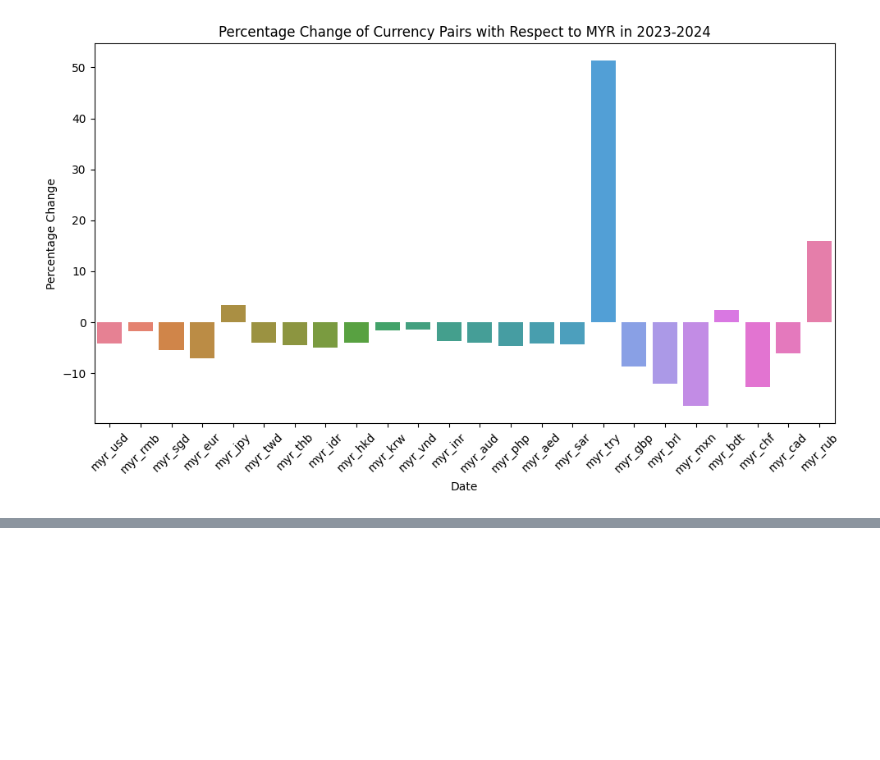
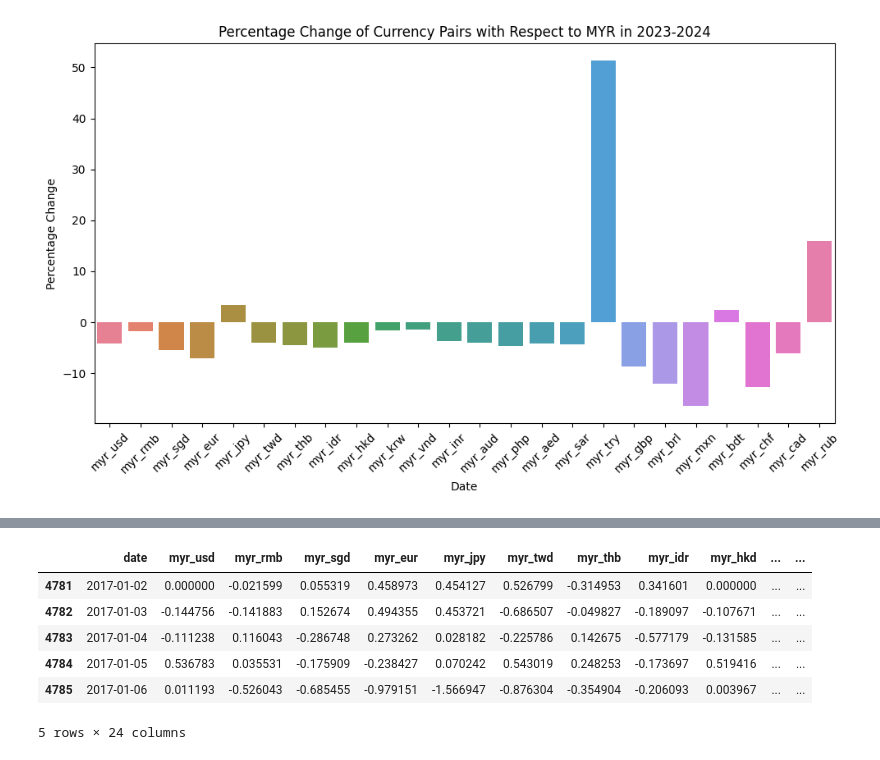
Before and after one commit to MSalman5230/Helixiora, a Jupyter notebook: main.ipynb, the cells around one changed output, grey strips where cells are left out. Saved outputs shown, nothing was run; the diff lists cells and outputs as text; code cells hidden in the pictures; blank space fills up the shorter version.

```diff
--- a/main.ipynb
+++ b/main.ipynb
@@ -166,0 +195,10 @@ plt.show()
+# %%
+df_pc.head()
+# %% [output]
+|  | date | myr_usd | myr_rmb | myr_sgd | myr_eur | myr_jpy | myr_twd | myr_thb | myr_idr | myr_hkd | ... | ... |
+| 4781 | 2017-01-02 | 0.000000 | -0.021599 | 0.055319 | 0.458973 | 0.454127 | 0.526799 | -0.314953 | 0.341601 | 0.000000 | ... | ... |
+| 4782 | 2017-01-03 | -0.144756 | -0.141883 | 0.152674 | 0.494355 | 0.453721 | -0.686507 | -0.049827 | -0.189097 | -0.107671 | ... | ... |
+| 4783 | 2017-01-04 | -0.111238 | 0.116043 | -0.286748 | 0.273262 | 0.028182 | -0.225786 | 0.142675 | -0.577179 | -0.131585 | ... | ... |
+| 4784 | 2017-01-05 | 0.536783 | 0.035531 | -0.175909 | -0.238427 | 0.070242 | 0.543019 | 0.248253 | -0.173697 | 0.519416 | ... | ... |
+| 4785 | 2017-01-06 | 0.011193 | -0.526043 | -0.685455 | -0.979151 | -1.566947 | -0.876304 | -0.354904 | -0.206093 | 0.003967 | ... | ... |
+5 rows × 24 columns
```
Also changed, not shown: parts of 11 cells of this notebook.
